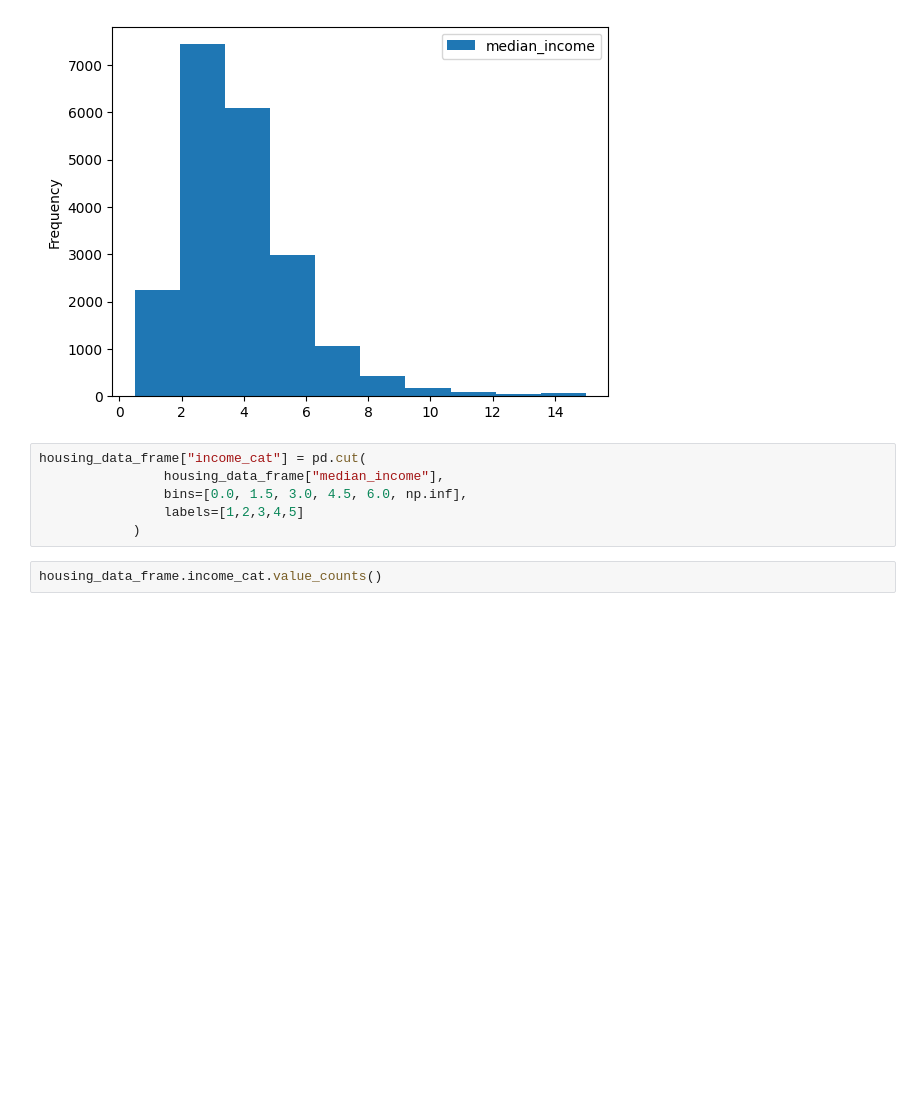
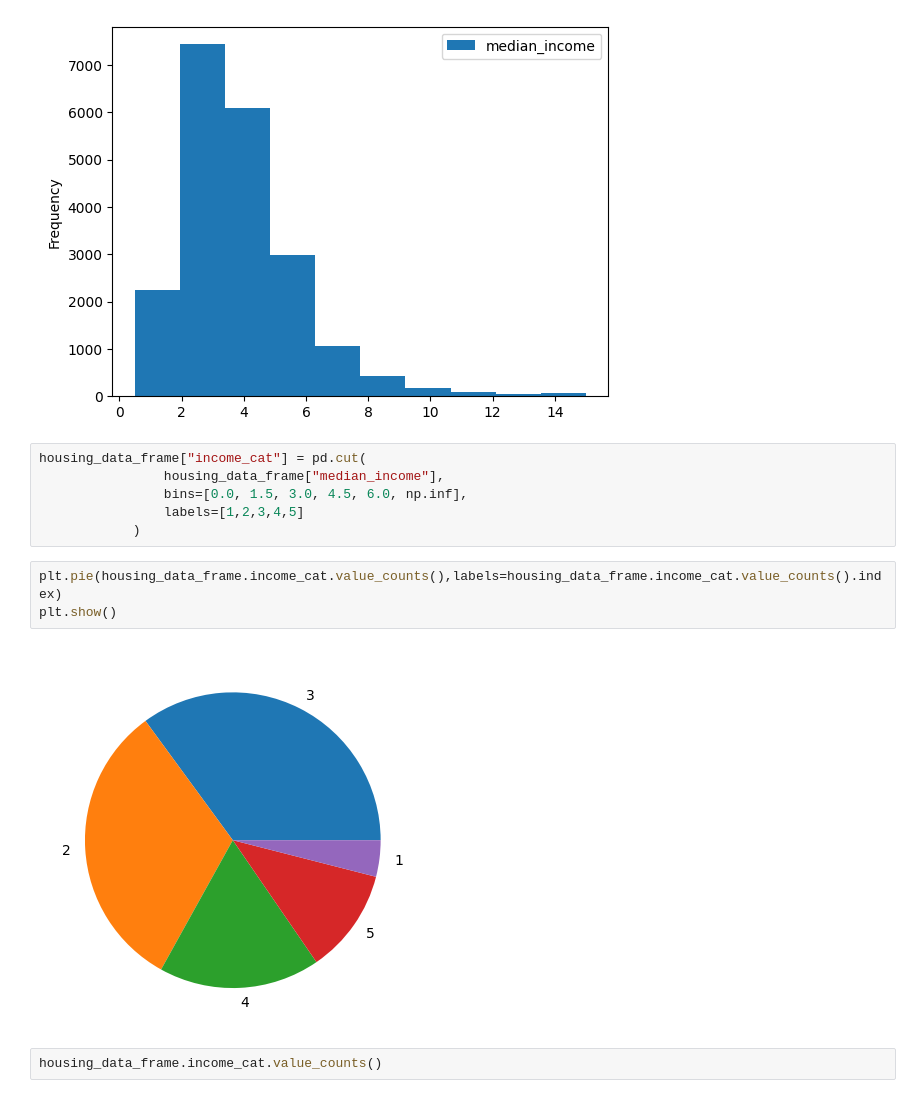
Before and after one commit to mahesh15698/House_Price_Prediction, a Jupyter notebook: notebook/example.ipynb, the cells around one changed output. Cells and saved outputs as stored; diff of their text form; blank space fills up the shorter version.

```diff
--- a/notebook/example.ipynb
+++ b/notebook/example.ipynb
@@ -137,6 +137,11 @@ housing_data_frame["income_cat"] = pd.cut(
                 bins=[0.0, 1.5, 3.0, 4.5, 6.0, np.inf],
                 labels=[1,2,3,4,5]
             )
+# %%
+plt.pie(housing_data_frame.income_cat.value_counts(),labels=housing_data_frame.income_cat.value_counts().index)
+plt.show()
+# %% [output]
+[figure, added]
 # %%
 housing_data_frame.income_cat.value_counts()
 # %% [output]
```
Also changed, not shown: parts of 3 cells of this notebook, 3 other files.
